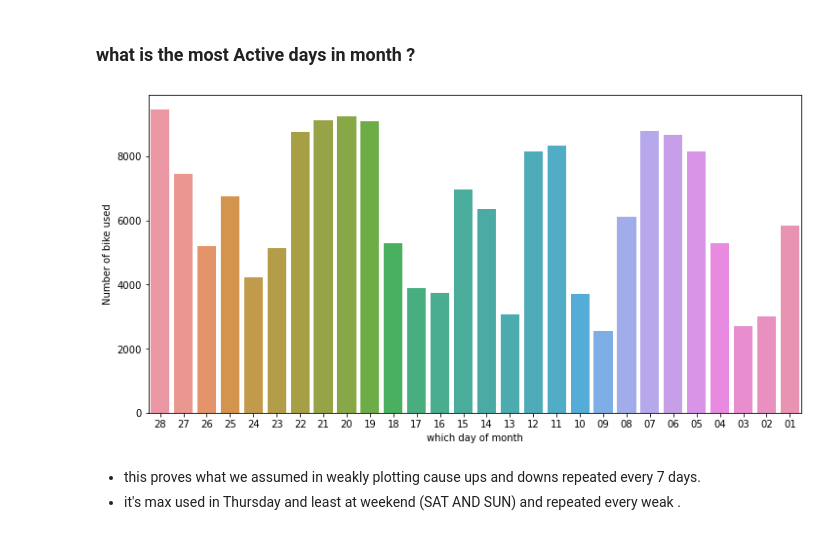
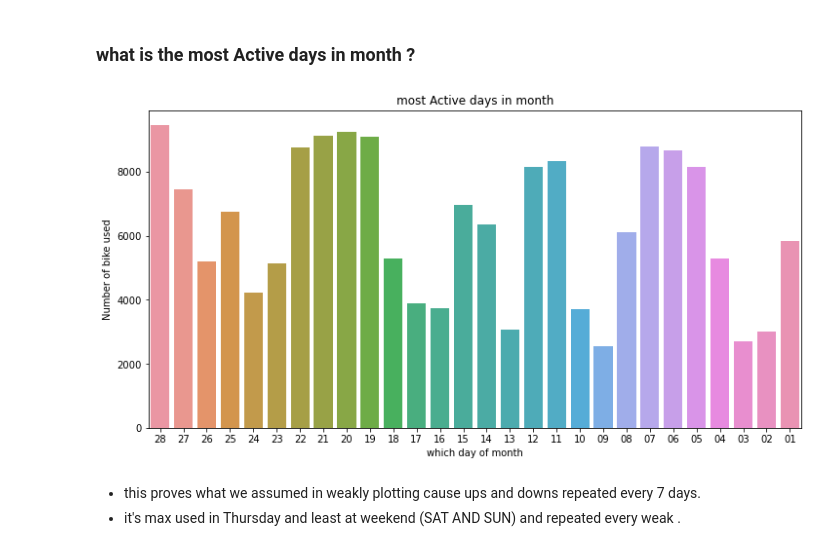
Before and after one commit to Theabdelkader/Communicate-Data-Findings-Ford-GoBike-System, a Jupyter notebook: exploration_template.ipynb, the cells around one changed output. Drawn from its saved outputs; the diff is of its cells as text; code cells hidden in the pictures.

```diff
--- a/exploration_template.ipynb
+++ b/exploration_template.ipynb
@@ -446,10 +454,11 @@ plt.ylabel('Number of bike used');
 # %%
 plt.figure(figsize=(12,6))
 sb.countplot(data=df, x='day_of_month');
 plt.xlabel('which day of month');
 plt.ylabel('Number of bike used');
+plt.title('most Active days in month');
 # %% [output]
-[figure, old version]
+[figure, new version]
 # %% [markdown]
 - this proves what we assumed in weakly plotting cause ups and downs repeated every 7 days.
 - it's max used in Thursday and least at weekend (SAT AND SUN) and repeated every weak .
```
Also changed, not shown: parts of 20 cells of this notebook, 2 other files.
